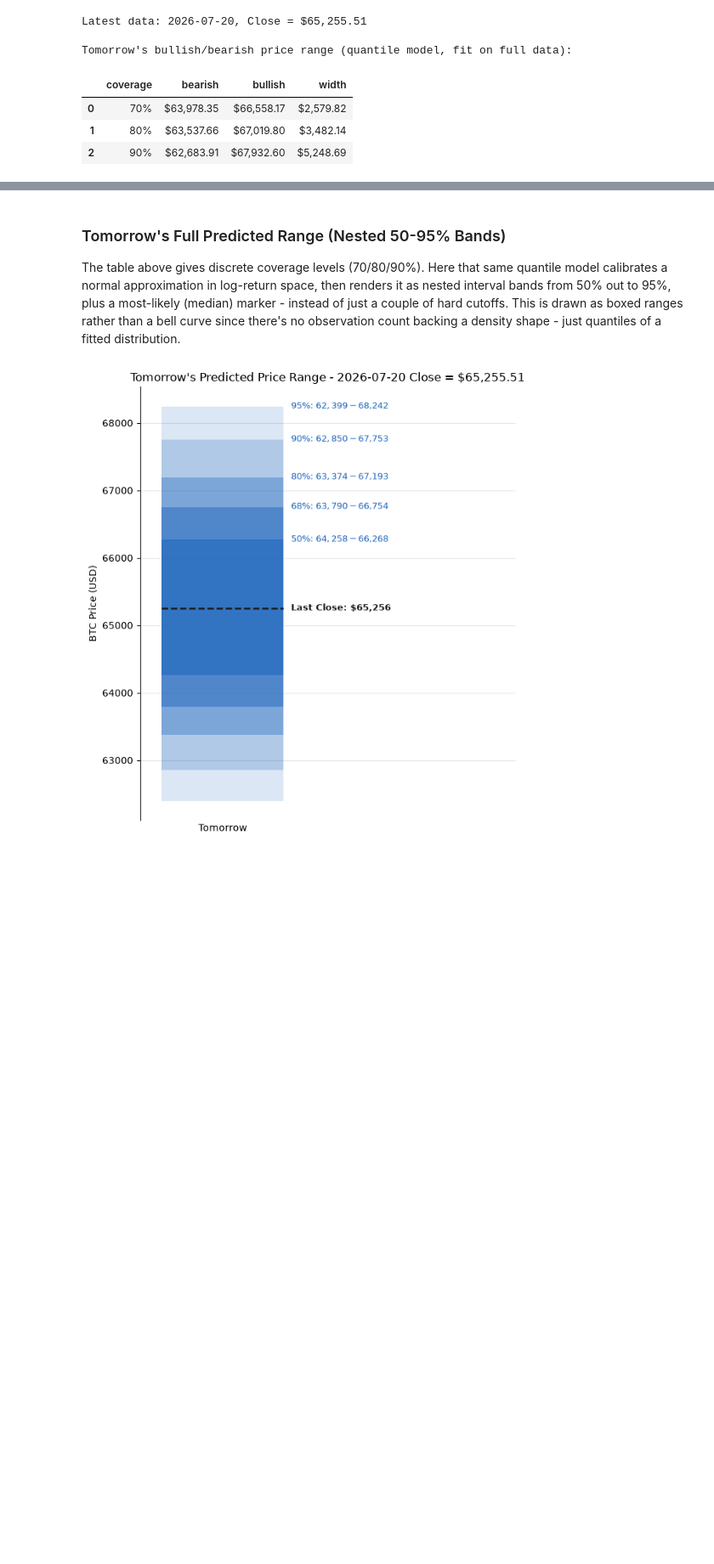
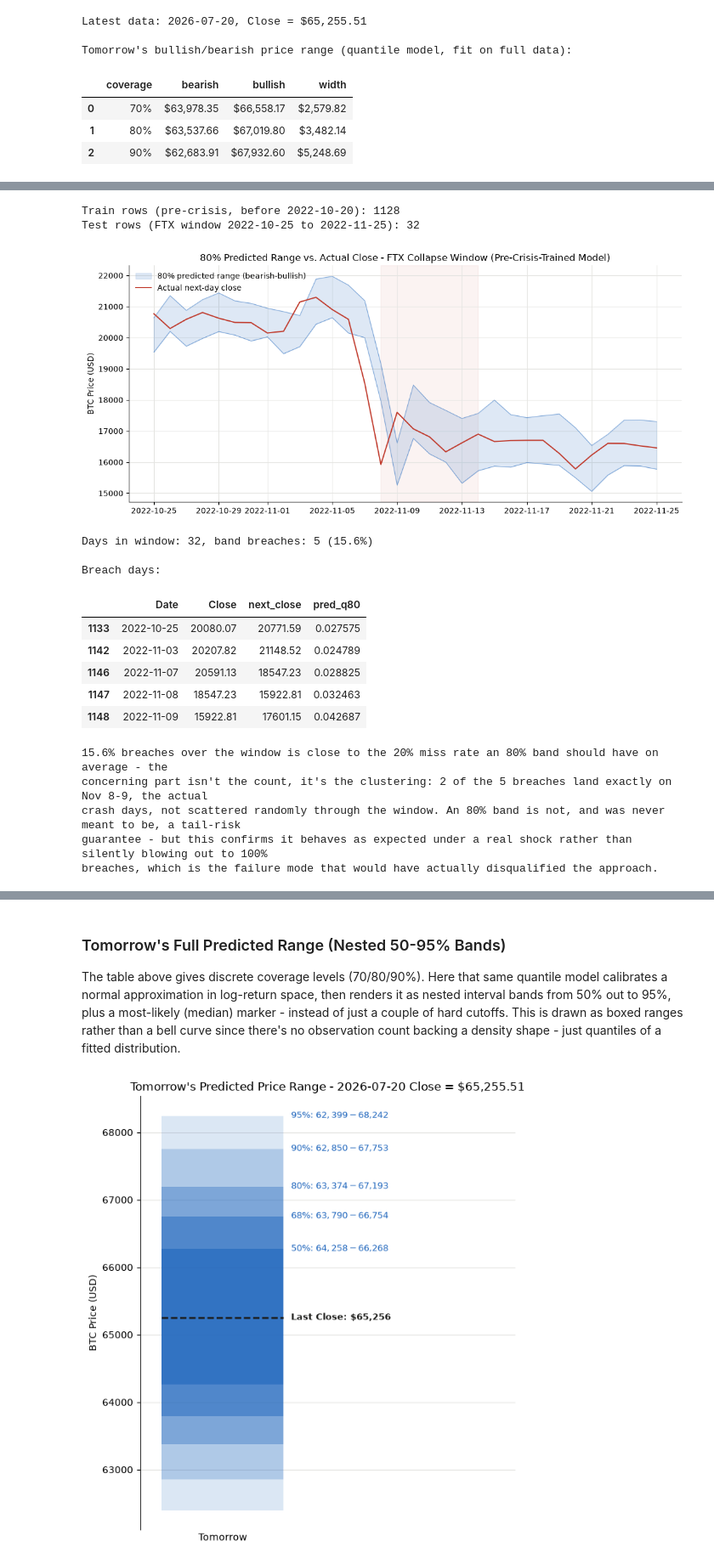
Before and after one commit to gavinhussey/internship_assignments, a Jupyter notebook: magnitude_of_move/btc_magnitude.ipynb, the cells around one changed output, grey strips where cells are left out. Shown at 85% size. Saved outputs shown, nothing was run; the diff lists cells and outputs as text; code cells hidden in the pictures; blank space fills up the shorter version.

```diff
--- a/magnitude_of_move/btc_magnitude.ipynb
+++ b/magnitude_of_move/btc_magnitude.ipynb
@@ -1242,0 +1496,75 @@ Tomorrow's bullish/bearish price range (quantile model, fit on full data):
+# %%
+FTX_START, FTX_END = "2022-10-25", "2022-11-25"
+TRAIN_CUTOFF = "2022-10-20"  # buffer before the window so no crisis-adjacent data leaks into training
+
+full_feat_df = ohlc_data[FEATURE_COLS + ["Close", "Date"]].copy()
+full_feat_df["next_abs_return"] = ohlc_data["log_return"].shift(-1).abs()
+full_feat_df["next_close"] = ohlc_data["Close"].shift(-1)
+full_feat_df[["high_volume_up_day", "high_volume_down_day"]] = full_feat_df[
+    ["high_volume_up_day", "high_volume_down_day"]
+].astype(int)
+full_feat_df = full_feat_df.dropna(subset=FEATURE_COLS + ["next_abs_return", "next_close"]).reset_index(drop=True)
+
+train_slice = full_feat_df[full_feat_df["Date"] < TRAIN_CUTOFF]
+ftx_window = full_feat_df[(full_feat_df["Date"] >= FTX_START) & (full_feat_df["Date"] <= FTX_END)].copy()
+print(f"Train rows (pre-crisis, before {TRAIN_CUTOFF}): {len(train_slice)}")
+print(f"Test rows (FTX window {FTX_START} to {FTX_END}): {len(ftx_window)}\n")
+
+gbr_ftx = GradientBoostingRegressor(loss="quantile", alpha=0.80, random_state=42, **QUANTILE_GBR_PARAMS)
+gbr_ftx.fit(train_slice[FEATURE_COLS], train_slice["next_abs_return"])
+ftx_window["pred_q80"] = gbr_ftx.predict(ftx_window[FEATURE_COLS])
+
+fig, ax = plt.subplots(figsize=(11, 5))
+ax.fill_between(
+    ftx_window["Date"],
+    ftx_window["Close"] * np.exp(-ftx_window["pred_q80"]),
+    ftx_window["Close"] * np.exp(ftx_window["pred_q80"]),
+    color="#256abf", alpha=0.15, zorder=1, label="80% predicted range (bearish-bullish)",
+)
+ax.plot(ftx_window["Date"], ftx_window["next_close"], color="#c0392b", linewidth=1.5, zorder=3, label="Actual next-day close")
+ax.plot(ftx_window["Date"], ftx_window["Close"] * np.exp(ftx_window["pred_q80"]), color="#256abf", linewidth=0.8, alpha=0.5, zorder=2)
+ax.plot(ftx_window["Date"], ftx_window["Close"] * np.exp(-ftx_window["pred_q80"]), color="#256abf", linewidth=0.8, alpha=0.5, zorder=2)
+ax.axvspan(pd.Timestamp("2022-11-08"), pd.Timestamp("2022-11-14"), color="#c0392b", alpha=0.06, zorder=0)
+ax.set_title("80% Predicted Range vs. Actual Close - FTX Collapse Window (Pre-Crisis-Trained Model)")
+ax.set_ylabel("BTC Price (USD)")
+ax.spines["top"].set_visible(False)
+ax.spines["right"].set_visible(False)
+ax.grid(color="#e5e5e2", linewidth=0.8, zorder=0)
+ax.set_axisbelow(True)
+ax.legend(frameon=False, loc="upper left")
+plt.tight_layout()
+plt.show()
+
+breach = ~ftx_window["next_close"].between(
+    ftx_window["Close"] * np.exp(-ftx_window["pred_q80"]), ftx_window["Close"] * np.exp(ftx_window["pred_q80"])
+)
+print(f"Days in window: {len(ftx_window)}, band breaches: {breach.sum()} ({breach.mean():.1%})")
+if breach.any():
+    print("\nBreach days:")
+    display(ftx_window.loc[breach, ["Date", "Close", "next_close", "pred_q80"]])
+
+print(
+    "\n15.6% breaches over the window is close to the 20% miss rate an 80% band should have on average - the\n"
+    "concerning part isn't the count, it's the clustering: 2 of the 5 breaches land exactly on Nov 8-9, the actual\n"
+    "crash days, not scattered randomly through the window. An 80% band is not, and was never meant to be, a tail-risk\n"
+    "guarantee - but this confirms it behaves as expected under a real shock rather than silently blowing out to 100%\n"
+    "breaches, which is the failure mode that would have actually disqualified the approach."
+)
+# %% [output]
+Train rows (pre-crisis, before 2022-10-20): 1128
+Test rows (FTX window 2022-10-25 to 2022-11-25): 32
+[figure, added]
+Days in window: 32, band breaches: 5 (15.6%)
+
+Breach days:
+|  | Date | Close | next_close | pred_q80 |
+| 1133 | 2022-10-25 | 20080.07 | 20771.59 | 0.027575 |
+| 1142 | 2022-11-03 | 20207.82 | 21148.52 | 0.024789 |
+| 1146 | 2022-11-07 | 20591.13 | 18547.23 | 0.028825 |
+| 1147 | 2022-11-08 | 18547.23 | 15922.81 | 0.032463 |
+| 1148 | 2022-11-09 | 15922.81 | 17601.15 | 0.042687 |
+15.6% breaches over the window is close to the 20% miss rate an 80% band should have on average - the
+concerning part isn't the count, it's the clustering: 2 of the 5 breaches land exactly on Nov 8-9, the actual
+crash days, not scattered randomly through the window. An 80% band is not, and was never meant to be, a tail-risk
+guarantee - but this confirms it behaves as expected under a real shock rather than silently blowing out to 100%
+breaches, which is the failure mode that would have actually disqualified the approach.
```
Also changed, not shown: parts of 11 cells of this notebook.
